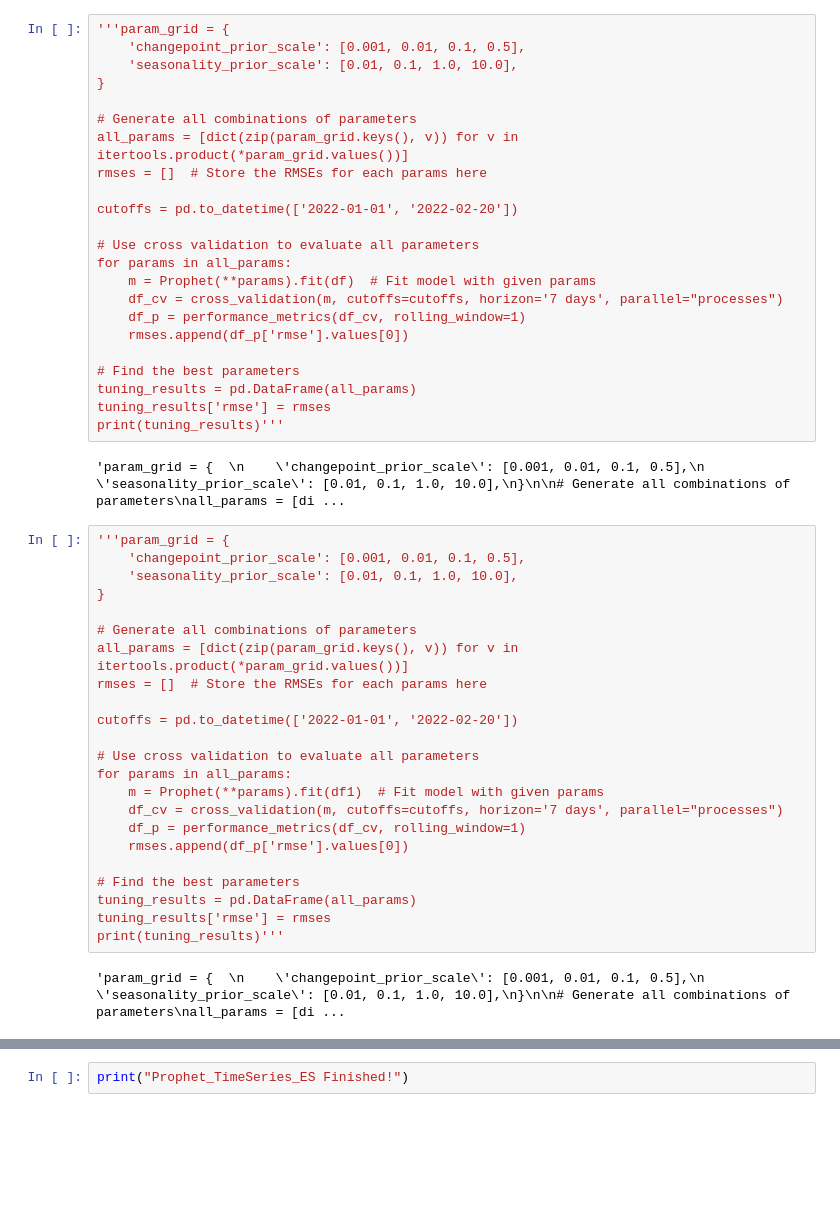
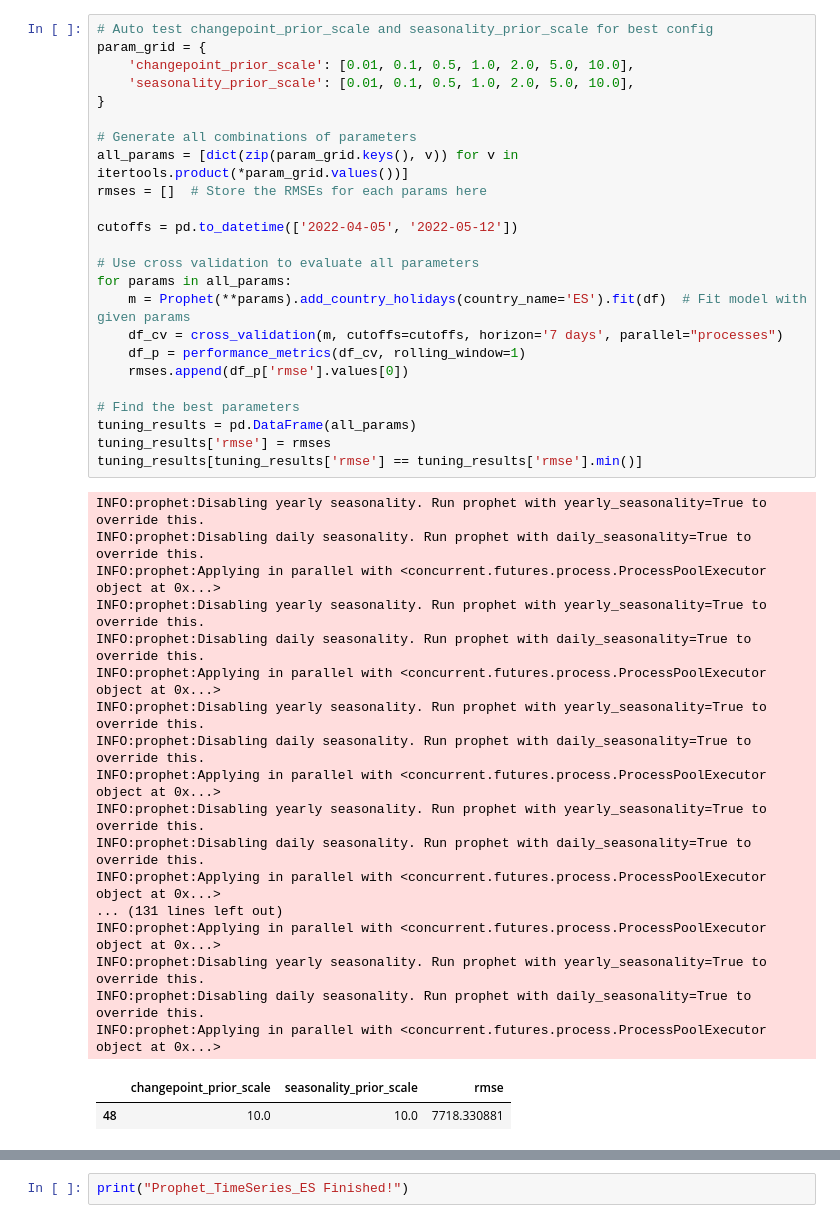
Before and after one commit to chengalex2012/TS-Proph, a Jupyter notebook: Prophet_TimeSeries_ES-A1_Separate.ipynb, the cells around one changed output, grey strips where cells are left out. Saved outputs shown, nothing was run; the diff lists cells and outputs as text; blank space fills up the shorter version.

```diff
--- a/Prophet_TimeSeries_ES-A1_Separate.ipynb
+++ b/Prophet_TimeSeries_ES-A1_Separate.ipynb
@@ -69,51 +135,45 @@ holidays = pd.concat((VoucherDay,CFSDay,LPPDay,Openning,SuperSpike))
 # %%
-'''param_grid = {
-    'changepoint_prior_scale': [0.001, 0.01, 0.1, 0.5],
-    'seasonality_prior_scale': [0.01, 0.1, 1.0, 10.0],
+# Auto test changepoint_prior_scale and seasonality_prior_scale for best config
+param_grid = {
+    'changepoint_prior_scale': [0.01, 0.1, 0.5, 1.0, 2.0, 5.0, 10.0],
+    'seasonality_prior_scale': [0.01, 0.1, 0.5, 1.0, 2.0, 5.0, 10.0],
 }
 
 # Generate all combinations of parameters
 all_params = [dict(zip(param_grid.keys(), v)) for v in itertools.product(*param_grid.values())]
 rmses = []  # Store the RMSEs for each params here
 
-cutoffs = pd.to_datetime(['2022-01-01', '2022-02-20'])
+cutoffs = pd.to_datetime(['2022-04-05', '2022-05-12'])
 
 # Use cross validation to evaluate all parameters
 for params in all_params:
-    m = Prophet(**params).fit(df)  # Fit model with given params
+    m = Prophet(**params).add_country_holidays(country_name='ES').fit(df)  # Fit model with given params
     df_cv = cross_validation(m, cutoffs=cutoffs, horizon='7 days', parallel="processes")
     df_p = performance_metrics(df_cv, rolling_window=1)
     rmses.append(df_p['rmse'].values[0])
 
 # Find the best parameters
 tuning_results = pd.DataFrame(all_params)
 tuning_results['rmse'] = rmses
-print(tuning_results)'''
+tuning_results[tuning_results['rmse'] == tuning_results['rmse'].min()]
 # %% [output]
-'param_grid = {  \n    \'changepoint_prior_scale\': [0.001, 0.01, 0.1, 0.5],\n    \'seasonality_prior_scale\': [0.01, 0.1, 1.0, 10.0],\n}\n\n# Generate all combinations of parameters\nall_params = [di ...
+INFO:prophet:Disabling yearly seasonality. Run prophet with yearly_seasonality=True to override this.
+INFO:prophet:Disabling daily seasonality. Run prophet with daily_seasonality=True to override this.
+INFO:prophet:Applying in parallel with <concurrent.futures.process.ProcessPoolExecutor object at 0x...>
+INFO:prophet:Disabling yearly seasonality. Run prophet with yearly_seasonality=True to override this.
+INFO:prophet:Disabling daily seasonality. Run prophet with daily_seasonality=True to override this.
+INFO:prophet:Applying in parallel with <concurrent.futures.process.ProcessPoolExecutor object at 0x...>
+INFO:prophet:Disabling yearly seasonality. Run prophet with yearly_seasonality=True to override this.
+INFO:prophet:Disabling daily seasonality. Run prophet with daily_seasonality=True to override this.
+INFO:prophet:Applying in parallel with <concurrent.futures.process.ProcessPoolExecutor object at 0x...>
+INFO:prophet:Disabling yearly seasonality. Run prophet with yearly_seasonality=True to override this.
+INFO:prophet:Disabling daily seasonality. Run prophet with daily_seasonality=True to override this.
+INFO:prophet:Applying in parallel with <concurrent.futures.process.ProcessPoolExecutor object at 0x...>
+... (131 lines left out)
+INFO:prophet:Applying in parallel with <concurrent.futures.process.ProcessPoolExecutor object at 0x...>
+INFO:prophet:Disabling yearly seasonality. Run prophet with yearly_seasonality=True to override this.
+INFO:prophet:Disabling daily seasonality. Run prophet with daily_seasonality=True to override this.
+INFO:prophet:Applying in parallel with <concurrent.futures.process.ProcessPoolExecutor object at 0x...>
+|  | changepoint_prior_scale | seasonality_prior_scale | rmse |
+| 48 | 10.0 | 10.0 | 7718.330881 |
-# %%
-'''param_grid = {
-    'changepoint_prior_scale': [0.001, 0.01, 0.1, 0.5],
-    'seasonality_prior_scale': [0.01, 0.1, 1.0, 10.0],
-}
-
-# Generate all combinations of parameters
-all_params = [dict(zip(param_grid.keys(), v)) for v in itertools.product(*param_grid.values())]
-rmses = []  # Store the RMSEs for each params here
-
-cutoffs = pd.to_datetime(['2022-01-01', '2022-02-20'])
-
-# Use cross validation to evaluate all parameters
-for params in all_params:
-    m = Prophet(**params).fit(df1)  # Fit model with given params
-    df_cv = cross_validation(m, cutoffs=cutoffs, horizon='7 days', parallel="processes")
-    df_p = performance_metrics(df_cv, rolling_window=1)
-    rmses.append(df_p['rmse'].values[0])
-
-# Find the best parameters
-tuning_results = pd.DataFrame(all_params)
-tuning_results['rmse'] = rmses
-print(tuning_results)'''
-# %% [output]
-'param_grid = {  \n    \'changepoint_prior_scale\': [0.001, 0.01, 0.1, 0.5],\n    \'seasonality_prior_scale\': [0.01, 0.1, 1.0, 10.0],\n}\n\n# Generate all combinations of parameters\nall_params = [di ...
 # %%
```
Also changed, not shown: parts of 46 cells of this notebook, 2 other files.
